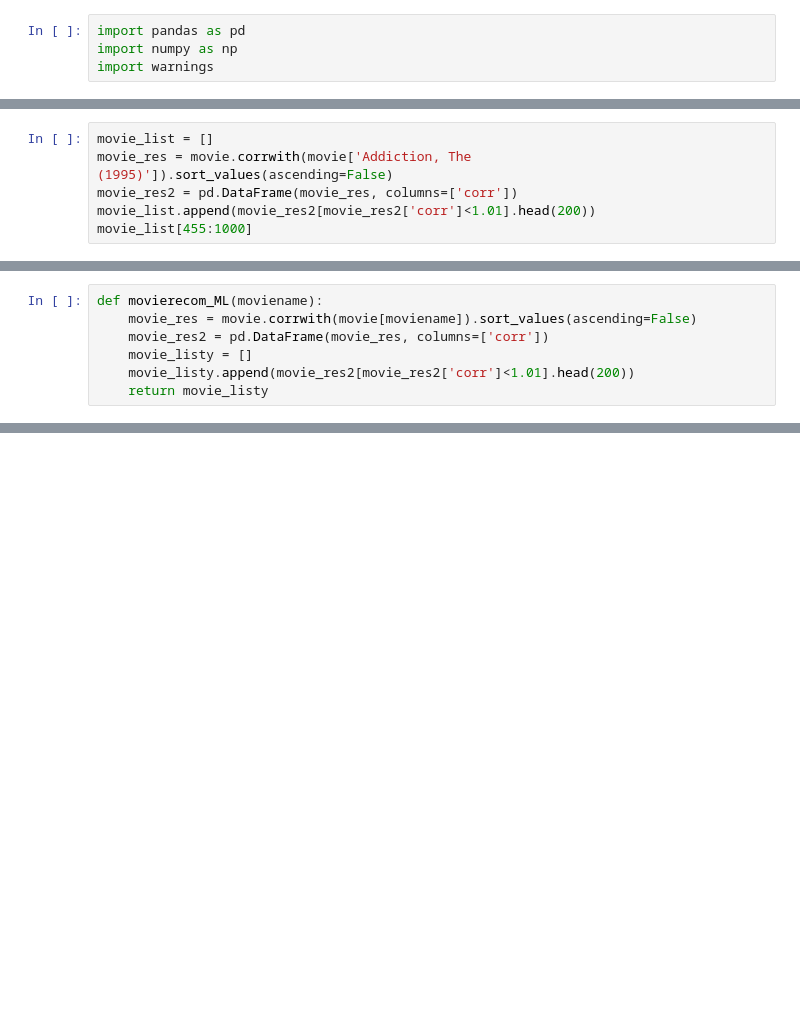
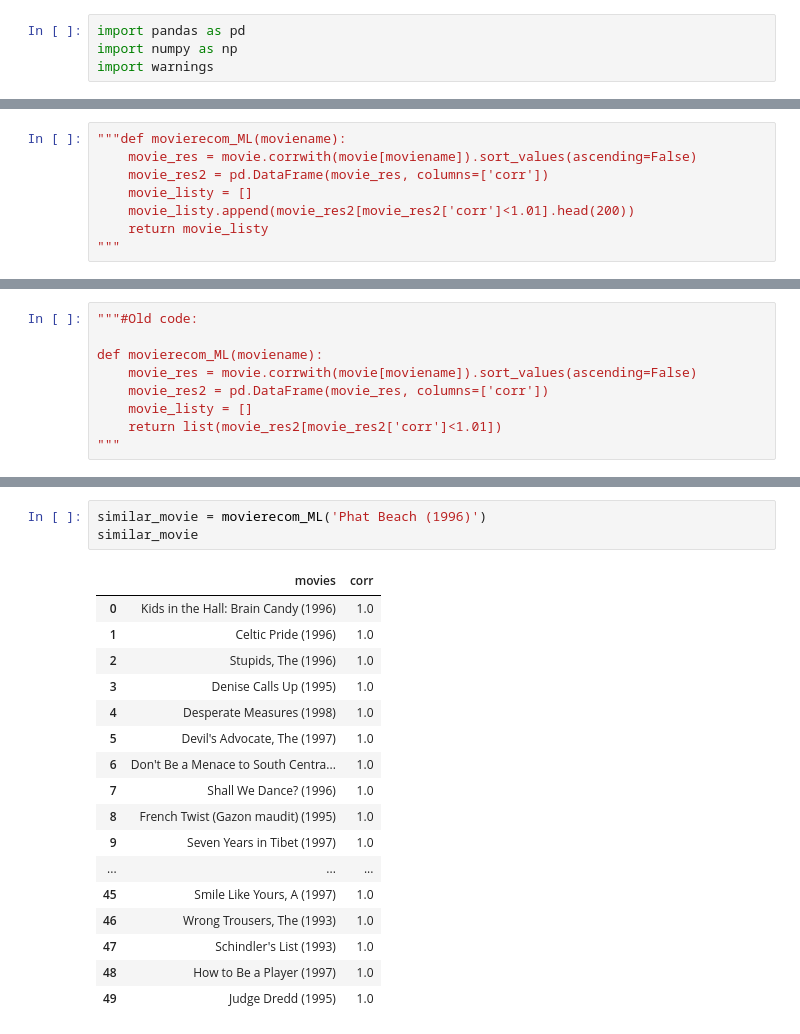
Before and after one commit to addy-bhatkal/addy-bhatkal-portfolio, a Jupyter notebook: To Play around Movie reccomendation 3 - Copy.ipynb, the cells around one changed output, grey strips where cells are left out. Drawn from its saved outputs; the diff is of its cells as text; blank space fills up the shorter version.

```diff
--- a/To Play around Movie reccomendation 3 - Copy.ipynb
+++ b/To Play around Movie reccomendation 3 - Copy.ipynb
@@ -55,6 +14,0 @@ unknown
-# %%
-movie_list = []
-movie_res = movie.corrwith(movie['Addiction, The (1995)']).sort_values(ascending=False)
-movie_res2 = pd.DataFrame(movie_res, columns=['corr'])
-movie_list.append(movie_res2[movie_res2['corr']<1.01].head(200))
-movie_list[455:1000]
@@ -78,7 +84,8 @@ Length: 1665, dtype: float64
 # %%
-def movierecom_ML(moviename):
+"""def movierecom_ML(moviename):
     movie_res = movie.corrwith(movie[moviename]).sort_values(ascending=False)
     movie_res2 = pd.DataFrame(movie_res, columns=['corr'])
     movie_listy = []
     movie_listy.append(movie_res2[movie_res2['corr']<1.01].head(200))
     return movie_listy
+"""
@@ -101,0 +94,9 @@ movierecom_ML('Zeus and Roxanne (1997)')
+# %%
+"""#Old code:
+
+def movierecom_ML(moviename):
+    movie_res = movie.corrwith(movie[moviename]).sort_values(ascending=False)
+    movie_res2 = pd.DataFrame(movie_res, columns=['corr'])
+    movie_listy = []
+    return list(movie_res2[movie_res2['corr']<1.01])
+"""
@@ -101,0 +118,21 @@ movierecom_ML('Zeus and Roxanne (1997)')
+# %%
+similar_movie = movierecom_ML('Phat Beach (1996)')
+similar_movie
+# %% [output]
+|  | movies | corr |
+| 0 | Kids in the Hall: Brain Candy (1996) | 1.0 |
+| 1 | Celtic Pride (1996) | 1.0 |
+| 2 | Stupids, The (1996) | 1.0 |
+| 3 | Denise Calls Up (1995) | 1.0 |
+| 4 | Desperate Measures (1998) | 1.0 |
+| 5 | Devil's Advocate, The (1997) | 1.0 |
+| 6 | Don't Be a Menace to South Centra... | 1.0 |
+| 7 | Shall We Dance? (1996) | 1.0 |
+| 8 | French Twist (Gazon maudit) (1995) | 1.0 |
+| 9 | Seven Years in Tibet (1997) | 1.0 |
+| ... | ... | ... |
+| 45 | Smile Like Yours, A (1997) | 1.0 |
+| 46 | Wrong Trousers, The (1993) | 1.0 |
+| 47 | Schindler's List (1993) | 1.0 |
+| 48 | How to Be a Player (1997) | 1.0 |
+| 49 | Judge Dredd (1995) | 1.0 |
```
Also changed, not shown: parts of 17 cells of this notebook, 27 other files.
